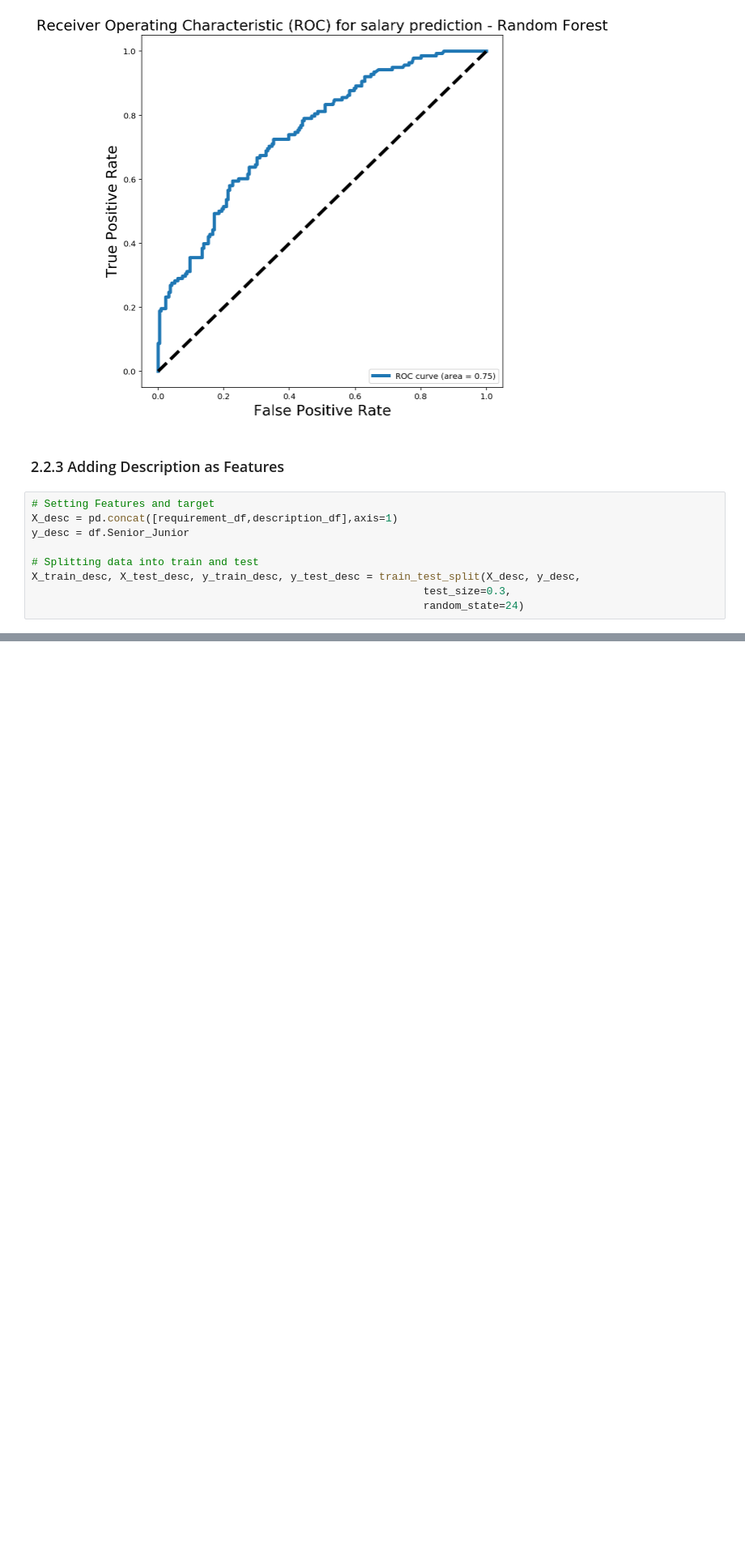
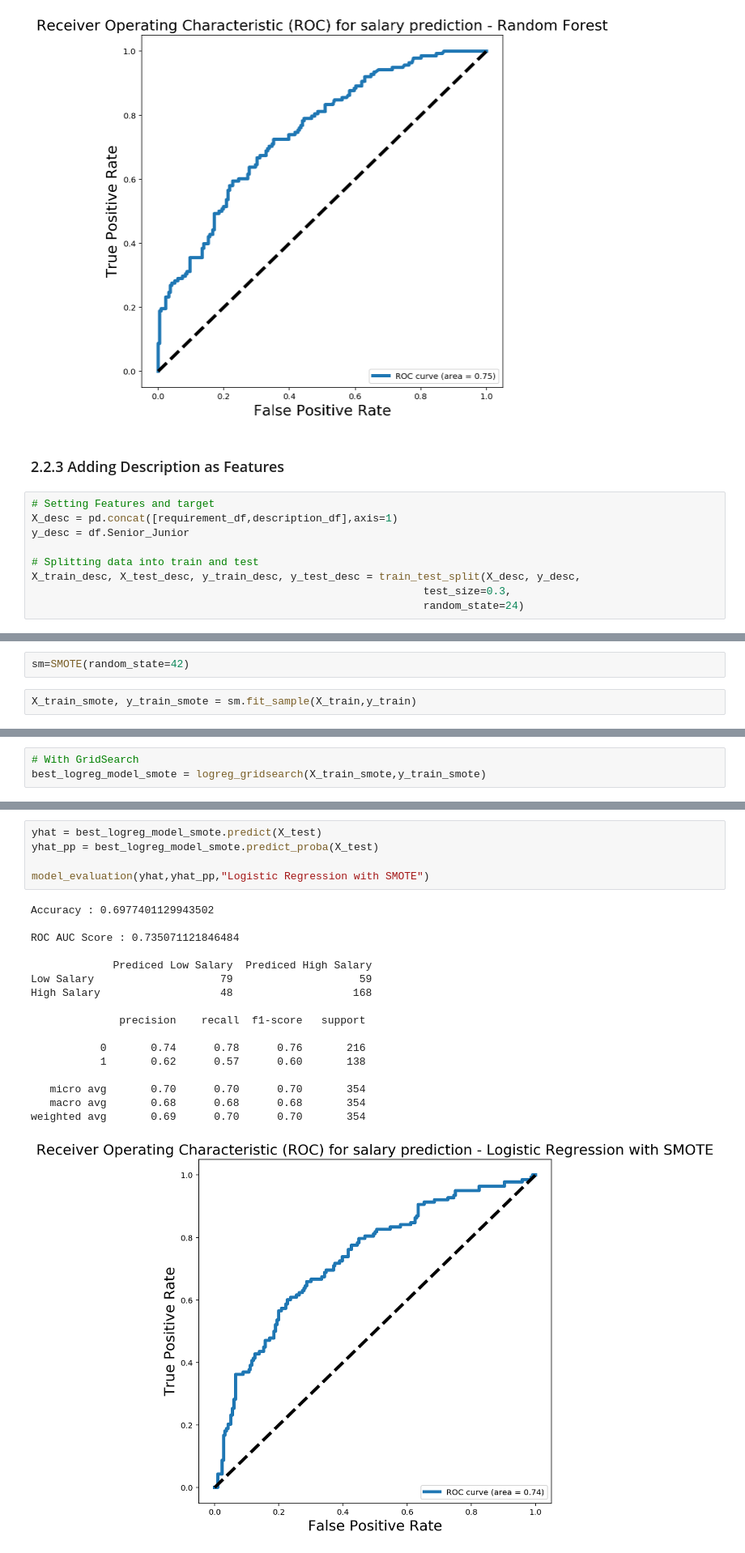
Before and after one commit to ThinNandarSoe/Project_4, a Jupyter notebook: Project_4_Nandar_EDA_and_Modelling.ipynb, the cells around one changed output, grey strips where cells are left out. Shown at 81% size. Cells and saved outputs as stored; diff of their text form; blank space fills up the shorter version.

Commit message:
Project 4 Second commit with summary and SMOTE

```diff
--- a/Project_4_Nandar_EDA_and_Modelling.ipynb
+++ b/Project_4_Nandar_EDA_and_Modelling.ipynb
@@ -1935,0 +2099,4 @@ First of all,
+# %%
+sm=SMOTE(random_state=42)
+# %%
+X_train_smote, y_train_smote = sm.fit_sample(X_train,y_train)
@@ -1935,0 +2107,3 @@ First of all,
+# %%
+# With GridSearch
+best_logreg_model_smote = logreg_gridsearch(X_train_smote,y_train_smote)
@@ -1935,0 +2134,23 @@ First of all,
+# %%
+yhat = best_logreg_model_smote.predict(X_test)
+yhat_pp = best_logreg_model_smote.predict_proba(X_test)
+
+model_evaluation(yhat,yhat_pp,"Logistic Regression with SMOTE")
+# %% [output]
+Accuracy : 0.6977401129943502
+
+ROC AUC Score : 0.735071121846484
+
+             Prediced Low Salary  Prediced High Salary
+Low Salary                    79                    59
+High Salary                   48                   168
+
+              precision    recall  f1-score   support
+
+           0       0.74      0.78      0.76       216
+           1       0.62      0.57      0.60       138
+
+   micro avg       0.70      0.70      0.70       354
+   macro avg       0.68      0.68      0.68       354
+weighted avg       0.69      0.70      0.70       354
+[figure, added]
```
Also changed, not shown: parts of 26 cells of this notebook.
